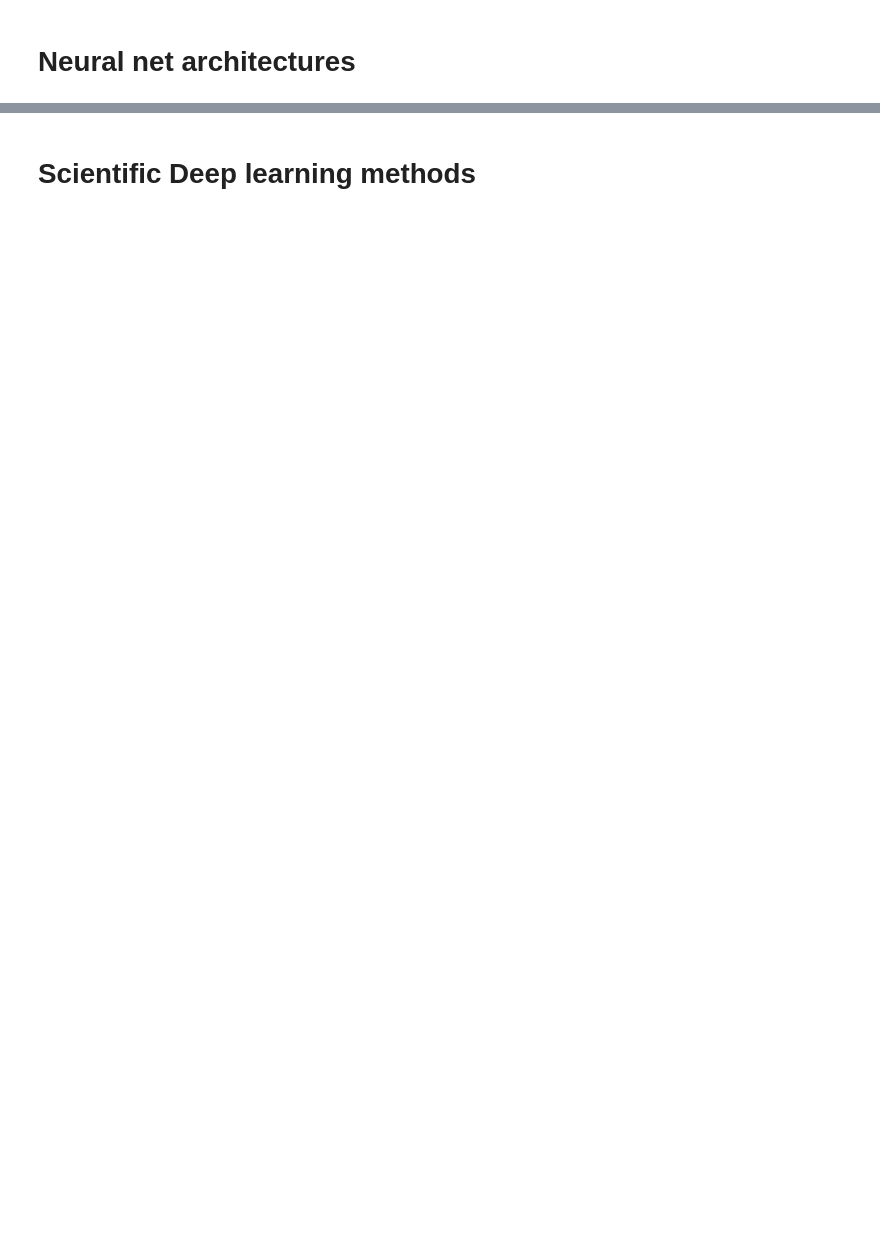
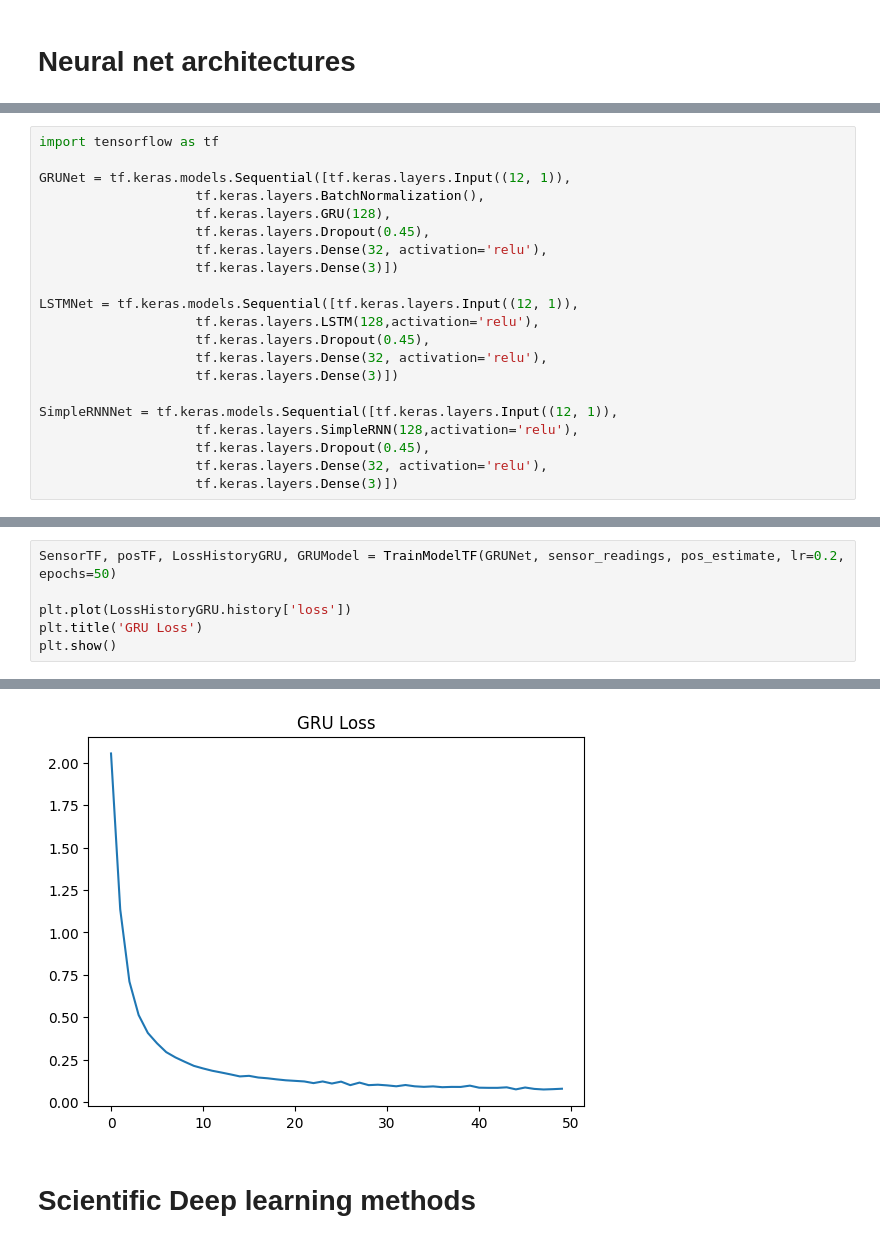
Before and after one commit to git-dhruv/DeepIO, a Jupyter notebook: src/NN_Analysis.ipynb, the cells around one changed output, grey strips where cells are left out. Saved outputs shown, nothing was run; the diff lists cells and outputs as text; blank space fills up the shorter version.

```diff
--- a/src/NN_Analysis.ipynb
+++ b/src/NN_Analysis.ipynb
@@ -53,0 +57,21 @@ EulerModel = euler_model()#.to(device)
+# %%
+import tensorflow as tf
+
+GRUNet = tf.keras.models.Sequential([tf.keras.layers.Input((12, 1)),
+                    tf.keras.layers.BatchNormalization(),
+                    tf.keras.layers.GRU(128),
+                    tf.keras.layers.Dropout(0.45),
+                    tf.keras.layers.Dense(32, activation='relu'),
+                    tf.keras.layers.Dense(3)])
+
+LSTMNet = tf.keras.models.Sequential([tf.keras.layers.Input((12, 1)),
+                    tf.keras.layers.LSTM(128,activation='relu'),
+                    tf.keras.layers.Dropout(0.45),
+                    tf.keras.layers.Dense(32, activation='relu'),
+                    tf.keras.layers.Dense(3)])
+
+SimpleRNNNet = tf.keras.models.Sequential([tf.keras.layers.Input((12, 1)),
+                    tf.keras.layers.SimpleRNN(128,activation='relu'),
+                    tf.keras.layers.Dropout(0.45),
+                    tf.keras.layers.Dense(32, activation='relu'),
+                    tf.keras.layers.Dense(3)])
@@ -283,0 +176,7 @@ ValueError: in_channels must be divisible by groups
+# %%
+SensorTF, posTF, LossHistoryGRU, GRUModel = TrainModelTF(GRUNet, sensor_readings, pos_estimate, lr=0.2, epochs=50)
+
+plt.plot(LossHistoryGRU.history['loss'])
+plt.title('GRU Loss')
+plt.show()
+# %% [output]
@@ -284,2 +201,3 @@ ValueError: in_channels must be divisible by groups
+[figure, added]
 # %% [markdown]
 # Scientific Deep learning methods
```
Also changed, not shown: parts of 36 cells of this notebook, 5 other files.
